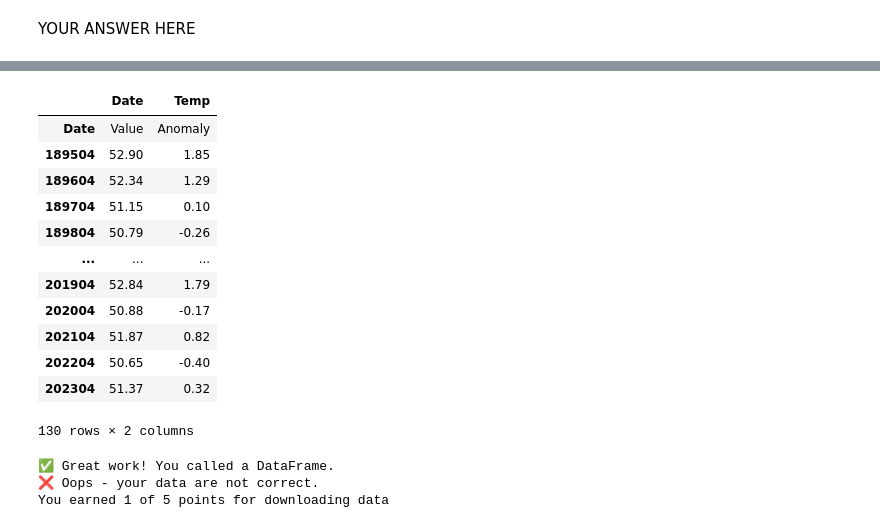
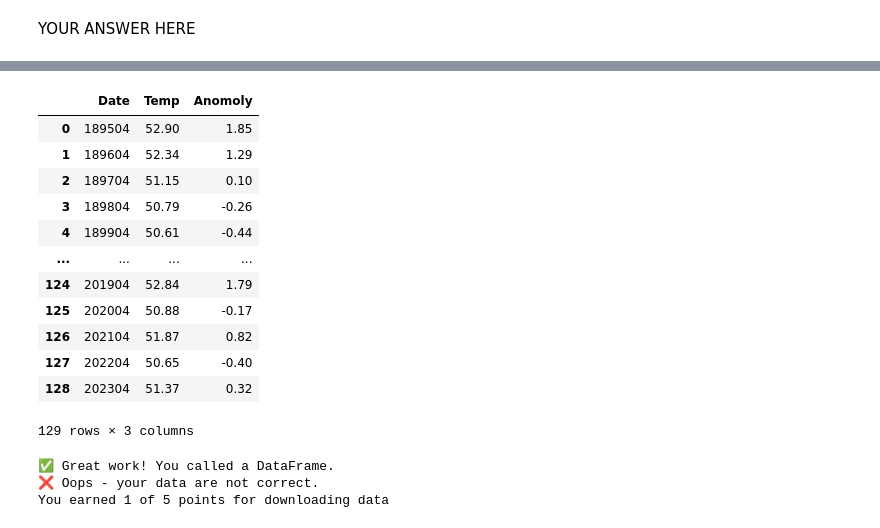
Before and after one commit to Doobernicus/get-started-with-reproducible-science-Doobernicus, a Jupyter notebook: get_started_with_open_reproducible_science.ipynb, the cells around one changed output, grey strips where cells are left out. Cells and saved outputs as stored; diff of their text form; code cells hidden in the pictures.

```diff
--- a/get_started_with_open_reproducible_science.ipynb
+++ b/get_started_with_open_reproducible_science.ipynb
@@ -190,7 +190,10 @@ The cell below contains the URL for the data you will use in this part of the no
   3. At the end of the cell where you define your url variable, **call your variable (type out its name)** so it can be tested.
 # %%
 # creating a URL link to retrieve data from
-rapid_city_temp_url = ('https://www.ncei.noaa.gov/access/monitoring/climate-at-a-glance/national/time-series/110/tavg/1/4/1895-2023.csv?base_prd=true&begbaseyear=1901&endbaseyear=2000')
+rapid_city_temp_url = ('https://www.ncei.noaa.gov/access/monitoring/'
+                       'climate-at-a-glance/national/time-series/110/'
+                       'tavg/1/4/1895-2023.csv?base_prd=true&begbase'
+                       'year=1901&endbaseyear=2000')
 rapid_city_temp_url
 # %% [output]
 'https://www.ncei.noaa.gov/access/monitoring/climate-at-a-glance/national/time-series/110/tavg/1/4/1895-2023.csv?base_prd=true&begbaseyear=1901&endbaseyear=2000'
@@ -234,23 +237,23 @@ YOUR ANSWER HERE
 **Make sure to call your `DataFrame` by typing it's name as the last line of your code cell** Then, you will be able to run the test cell below and find out if your answer is correct.
 # %%
 # downloaded data with pandas
-rapid_city_temp_df = pd.read_csv(rapid_city_temp_url, header=3,
-                        names=['Date', 'Temp'])
+rapid_city_temp_df = pd.read_csv(rapid_city_temp_url, header=4,
+                        names=['Date', 'Temp', 'Anomoly'])
 rapid_city_temp_df
 # %% [output]
-|  | Date | Temp |
-| Date | Value | Anomaly |
-| 189504 | 52.90 | 1.85 |
-| 189604 | 52.34 | 1.29 |
-| 189704 | 51.15 | 0.10 |
-| 189804 | 50.79 | -0.26 |
-| ... | ... | ... |
-| 201904 | 52.84 | 1.79 |
-| 202004 | 50.88 | -0.17 |
-| 202104 | 51.87 | 0.82 |
-| 202204 | 50.65 | -0.40 |
-| 202304 | 51.37 | 0.32 |
+|  | Date | Temp | Anomoly |
+| 0 | 189504 | 52.90 | 1.85 |
+| 1 | 189604 | 52.34 | 1.29 |
+| 2 | 189704 | 51.15 | 0.10 |
+| 3 | 189804 | 50.79 | -0.26 |
+| 4 | 189904 | 50.61 | -0.44 |
+| ... | ... | ... | ... |
+| 124 | 201904 | 52.84 | 1.79 |
+| 125 | 202004 | 50.88 | -0.17 |
+| 126 | 202104 | 51.87 | 0.82 |
+| 127 | 202204 | 50.65 | -0.40 |
+| 128 | 202304 | 51.37 | 0.32 |
-130 rows × 2 columns
+129 rows × 3 columns
 # %%
 # DO NOT MODIFY THIS TEST CELL
 tmax_df_resp = _
```
Also changed, not shown: parts of 4 cells of this notebook.
